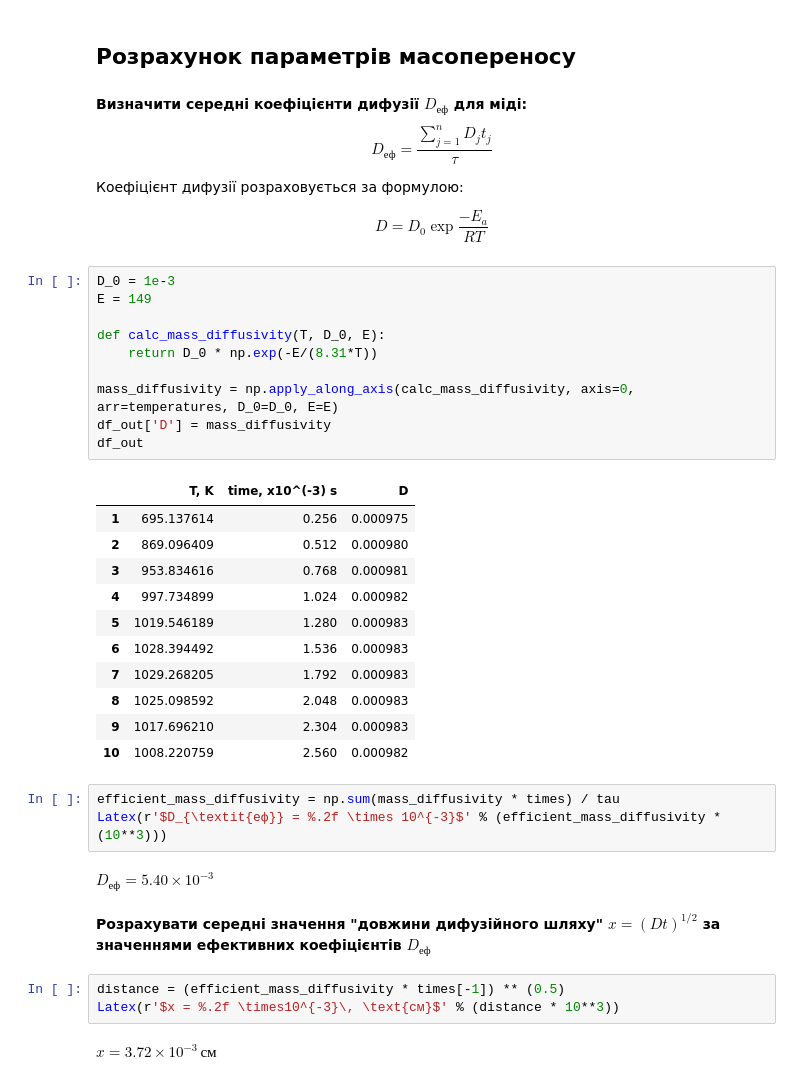
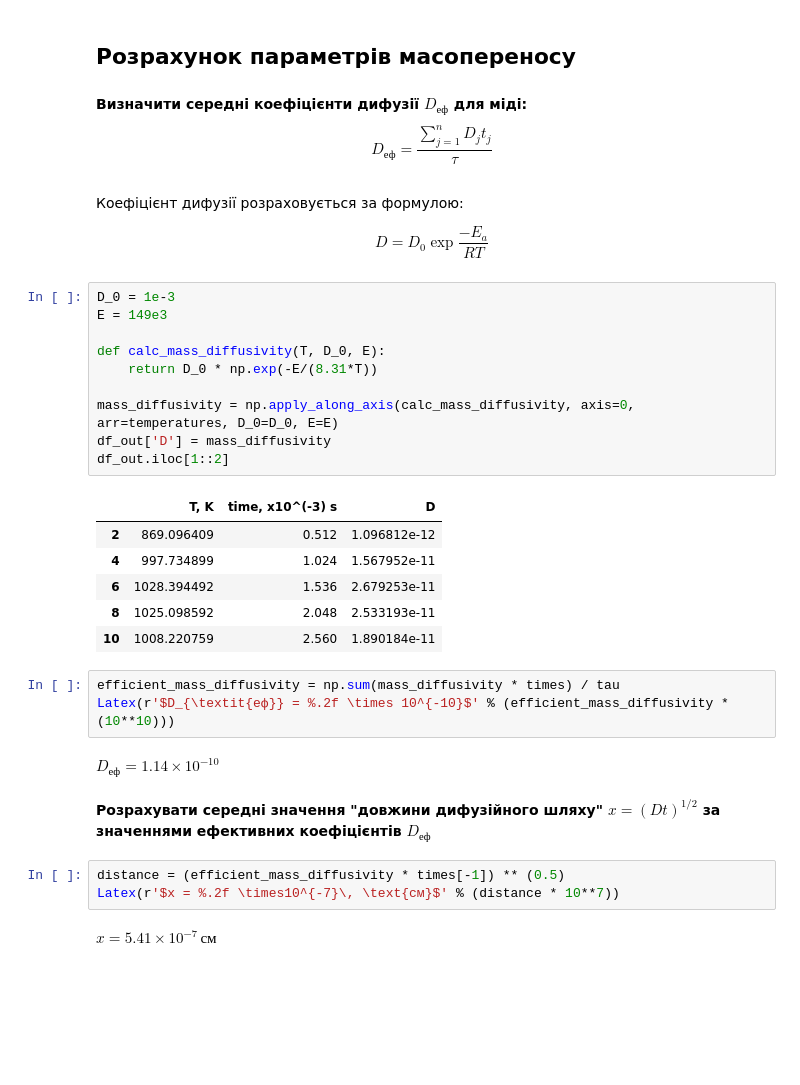
Before and after one commit to rostyq/edu_notebooks, a Jupyter notebook: thermal_dynamics/calc_work.ipynb, the cells around one changed output. Saved outputs shown, nothing was run; the diff lists cells and outputs as text; blank space fills up the shorter version.

```diff
--- a/thermal_dynamics/calc_work.ipynb
+++ b/thermal_dynamics/calc_work.ipynb
@@ -107,41 +109,36 @@ df_out.round(3)
 # %% [markdown]
 **Визначити середні коефіцієнти дифузії $D_{\textit{еф}}$ для міді:**
 $$D_{\textit{еф}} = \frac{\sum_{j=1}^n D_j t_j}{\tau}$$
-
-Коефіцієнт дифузії розраховується за формулою:
-
-$$D = D_0 \exp{\frac{-E_a}{RT}}$$
+# %% [markdown]
+Коефіцієнт дифузії розраховується за формулою:
+
+$$D = D_0 \exp{\frac{-E_a}{RT}}$$
 # %%
 D_0 = 1e-3
-E = 149
+E = 149e3
 
 def calc_mass_diffusivity(T, D_0, E):
     return D_0 * np.exp(-E/(8.31*T))
 
 mass_diffusivity = np.apply_along_axis(calc_mass_diffusivity, axis=0, arr=temperatures, D_0=D_0, E=E)
 df_out['D'] = mass_diffusivity
-df_out
+df_out.iloc[1::2]
 # %% [output]
 |  | T, K | time, x10^(-3) s | D |
-| 1 | 695.137614 | 0.256 | 0.000975 |
-| 2 | 869.096409 | 0.512 | 0.000980 |
-| 3 | 953.834616 | 0.768 | 0.000981 |
-| 4 | 997.734899 | 1.024 | 0.000982 |
-| 5 | 1019.546189 | 1.280 | 0.000983 |
-| 6 | 1028.394492 | 1.536 | 0.000983 |
-| 7 | 1029.268205 | 1.792 | 0.000983 |
-| 8 | 1025.098592 | 2.048 | 0.000983 |
-| 9 | 1017.696210 | 2.304 | 0.000983 |
-| 10 | 1008.220759 | 2.560 | 0.000982 |
+| 2 | 869.096409 | 0.512 | 1.096812e-12 |
+| 4 | 997.734899 | 1.024 | 1.567952e-11 |
+| 6 | 1028.394492 | 1.536 | 2.679253e-11 |
+| 8 | 1025.098592 | 2.048 | 2.533193e-11 |
+| 10 | 1008.220759 | 2.560 | 1.890184e-11 |
 # %%
 efficient_mass_diffusivity = np.sum(mass_diffusivity * times) / tau
-Latex(r'$D_{\textit{еф}} = %.2f \times 10^{-3}$' % (efficient_mass_diffusivity * (10**3)))
+Latex(r'$D_{\textit{еф}} = %.2f \times 10^{-10}$' % (efficient_mass_diffusivity * (10**10)))
 # %% [output]
-$D_{\textit{еф}} = 5.40 \times 10^{-3}$
+$D_{\textit{еф}} = 1.14 \times 10^{-10}$
 # %% [markdown]
 **Розрахувати середні значення "довжини дифузійного шляху" $x = (Dt)^{1/2}$ за значеннями ефективних коефіцієнтів $D_{\textit{еф}}$**
 # %%
 distance = (efficient_mass_diffusivity * times[-1]) ** (0.5)
-Latex(r'$x = %.2f \times10^{-3}\, \text{см}$' % (distance * 10**3))
+Latex(r'$x = %.2f \times10^{-7}\, \text{см}$' % (distance * 10**7))
 # %% [output]
-$x = 3.72 \times10^{-3}\, \text{см}$
+$x = 5.41 \times10^{-7}\, \text{см}$
```
Also changed, not shown: parts of 1 cell of this notebook, 7 other files.
